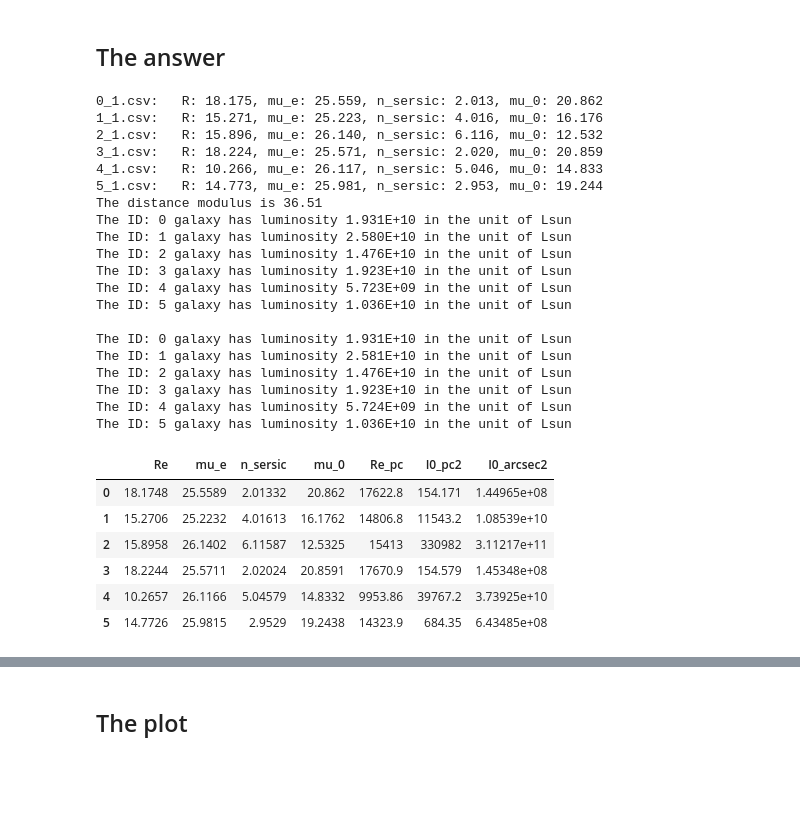
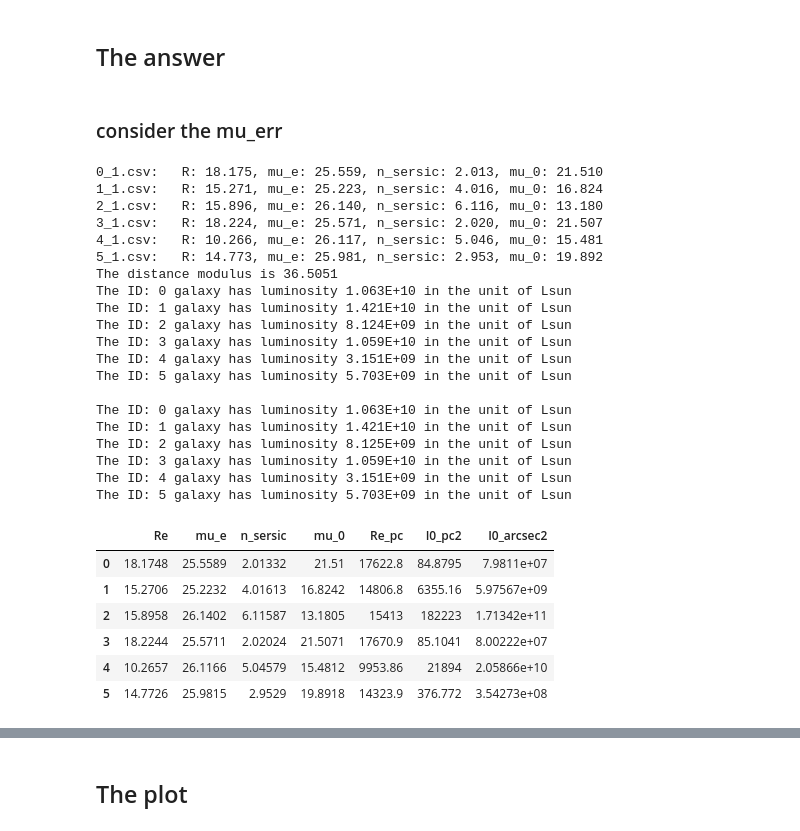
Before and after one commit to wsr1998/galaxy-physics, a Jupyter notebook: hw3.ipynb, the cells around one changed output, grey strips where cells are left out. Saved outputs shown, nothing was run; the diff lists cells and outputs as text; code cells hidden in the pictures; blank space fills up the shorter version.

```diff
--- a/hw3.ipynb
+++ b/hw3.ipynb
@@ -67,14 +67,19 @@ def mu_R_func(R,Re,mu_e,n_sersic):
     mu_R=mu_e+1.086*beta_n*((R/Re)**(1/n_sersic)-1)
     return mu_R
 
-def get_sersic_params(loc_ls,output=True,output_plot=False,*args,**kwargs):
+def get_sersic_params(loc_ls,consider_err=True,output=True,output_plot=False,*args,**kwargs):
     result=pd.DataFrame(columns=['Re','mu_e','n_sersic','mu_0'])
     for i in range(len(loc_ls)):
         data=pd.read_csv(loc_ls[i])
-        popt, pcov=curve_fit(mu_R_func,data.Reff.values,data.mu.values,sigma=data.mu_err)
+
+        if consider_err==True:
+            popt, pcov=curve_fit(mu_R_func,data.Reff.values,data.mu.values,sigma=data.mu_err)
+        else:
+            popt, pcov=curve_fit(mu_R_func,data.Reff.values,data.mu.values)
+
         result.loc[i,['Re','mu_e','n_sersic']]=popt
         # mu_0=mu_e-1.086*beta_n
-        mu_0=popt[1]-1.086*2*popt[2]-0.324
+        mu_0=popt[1]-(1.086*2*popt[2]-0.324)
         result.loc[i,'mu_0']=mu_0
         if output == True:
             print('{}:   R: {:.3f}, mu_e: {:.3f}, n_sersic: {:.3f}, mu_0: {:.3f}'.format(loc_ls[i],popt[0],popt[1],popt[2],mu_0))
@@ -118,46 +123,48 @@ def get_lumi_from_I0_arcsec2(data,output=True):
     return lumi_ls
 # %% [markdown]
 ## The answer
+# %% [markdown]
+### consider the mu_err
 # %%
 loc_ls=[str(i)+'_1.csv' for i in range(0,6)]
-result=get_sersic_params(loc_ls,output_plot=False)
+result=get_sersic_params(loc_ls,consider_err=True,output_plot=False)
 D=2e8 # pc
 dist_modulus=5*np.log10(D/10)
-print('The distance modulus is {:.2f}'.format(dist_modulus))
+print('The distance modulus is {:.4f}'.format(dist_modulus))
 result['Re_pc']=result.Re.values*D*(2*np.pi/(360*60*60))
 
 M_sun_r=4.76
 result['I0_pc2']=10**((result.mu_0.values-M_sun_r-21.572)/(-2.5))
 lumi_ls=get_lumi_from_I0_pc2(result)
 print()
 result['I0_arcsec2']=10**((result.mu_0.values-M_sun_r-dist_modulus)/(-2.5))
 lumi_ls=get_lumi_from_I0_arcsec2(result)
 display(result)
 # %% [output]
-0_1.csv:   R: 18.175, mu_e: 25.559, n_sersic: 2.013, mu_0: 20.862
-1_1.csv:   R: 15.271, mu_e: 25.223, n_sersic: 4.016, mu_0: 16.176
-2_1.csv:   R: 15.896, mu_e: 26.140, n_sersic: 6.116, mu_0: 12.532
-3_1.csv:   R: 18.224, mu_e: 25.571, n_sersic: 2.020, mu_0: 20.859
-4_1.csv:   R: 10.266, mu_e: 26.117, n_sersic: 5.046, mu_0: 14.833
-5_1.csv:   R: 14.773, mu_e: 25.981, n_sersic: 2.953, mu_0: 19.244
-The distance modulus is 36.51
-The ID: 0 galaxy has luminosity 1.931E+10 in the unit of Lsun
-The ID: 1 galaxy has luminosity 2.580E+10 in the unit of Lsun
-The ID: 2 galaxy has luminosity 1.476E+10 in the unit of Lsun
-The ID: 3 galaxy has luminosity 1.923E+10 in the unit of Lsun
-The ID: 4 galaxy has luminosity 5.723E+09 in the unit of Lsun
-The ID: 5 galaxy has luminosity 1.036E+10 in the unit of Lsun
+0_1.csv:   R: 18.175, mu_e: 25.559, n_sersic: 2.013, mu_0: 21.510
+1_1.csv:   R: 15.271, mu_e: 25.223, n_sersic: 4.016, mu_0: 16.824
+2_1.csv:   R: 15.896, mu_e: 26.140, n_sersic: 6.116, mu_0: 13.180
+3_1.csv:   R: 18.224, mu_e: 25.571, n_sersic: 2.020, mu_0: 21.507
+4_1.csv:   R: 10.266, mu_e: 26.117, n_sersic: 5.046, mu_0: 15.481
+5_1.csv:   R: 14.773, mu_e: 25.981, n_sersic: 2.953, mu_0: 19.892
+The distance modulus is 36.5051
+The ID: 0 galaxy has luminosity 1.063E+10 in the unit of Lsun
+The ID: 1 galaxy has luminosity 1.421E+10 in the unit of Lsun
+The ID: 2 galaxy has luminosity 8.124E+09 in the unit of Lsun
+The ID: 3 galaxy has luminosity 1.059E+10 in the unit of Lsun
+The ID: 4 galaxy has luminosity 3.151E+09 in the unit of Lsun
+The ID: 5 galaxy has luminosity 5.703E+09 in the unit of Lsun
 
-The ID: 0 galaxy has luminosity 1.931E+10 in the unit of Lsun
-The ID: 1 galaxy has luminosity 2.581E+10 in the unit of Lsun
-The ID: 2 galaxy has luminosity 1.476E+10 in the unit of Lsun
-The ID: 3 galaxy has luminosity 1.923E+10 in the unit of Lsun
-The ID: 4 galaxy has luminosity 5.724E+09 in the unit of Lsun
-The ID: 5 galaxy has luminosity 1.036E+10 in the unit of Lsun
+The ID: 0 galaxy has luminosity 1.063E+10 in the unit of Lsun
+The ID: 1 galaxy has luminosity 1.421E+10 in the unit of Lsun
+The ID: 2 galaxy has luminosity 8.125E+09 in the unit of Lsun
+The ID: 3 galaxy has luminosity 1.059E+10 in the unit of Lsun
+The ID: 4 galaxy has luminosity 3.151E+09 in the unit of Lsun
+The ID: 5 galaxy has luminosity 5.703E+09 in the unit of Lsun
 |  | Re | mu_e | n_sersic | mu_0 | Re_pc | I0_pc2 | I0_arcsec2 |
-| 0 | 18.1748 | 25.5589 | 2.01332 | 20.862 | 17622.8 | 154.171 | 1.44965e+08 |
-| 1 | 15.2706 | 25.2232 | 4.01613 | 16.1762 | 14806.8 | 11543.2 | 1.08539e+10 |
-| 2 | 15.8958 | 26.1402 | 6.11587 | 12.5325 | 15413 | 330982 | 3.11217e+11 |
-| 3 | 18.2244 | 25.5711 | 2.02024 | 20.8591 | 17670.9 | 154.579 | 1.45348e+08 |
-| 4 | 10.2657 | 26.1166 | 5.04579 | 14.8332 | 9953.86 | 39767.2 | 3.73925e+10 |
-| 5 | 14.7726 | 25.9815 | 2.9529 | 19.2438 | 14323.9 | 684.35 | 6.43485e+08 |
+| 0 | 18.1748 | 25.5589 | 2.01332 | 21.51 | 17622.8 | 84.8795 | 7.9811e+07 |
+| 1 | 15.2706 | 25.2232 | 4.01613 | 16.8242 | 14806.8 | 6355.16 | 5.97567e+09 |
+| 2 | 15.8958 | 26.1402 | 6.11587 | 13.1805 | 15413 | 182223 | 1.71342e+11 |
+| 3 | 18.2244 | 25.5711 | 2.02024 | 21.5071 | 17670.9 | 85.1041 | 8.00222e+07 |
+| 4 | 10.2657 | 26.1166 | 5.04579 | 15.4812 | 9953.86 | 21894 | 2.05866e+10 |
+| 5 | 14.7726 | 25.9815 | 2.9529 | 19.8918 | 14323.9 | 376.772 | 3.54273e+08 |
```
Also changed, not shown: parts of 7 cells of this notebook.
